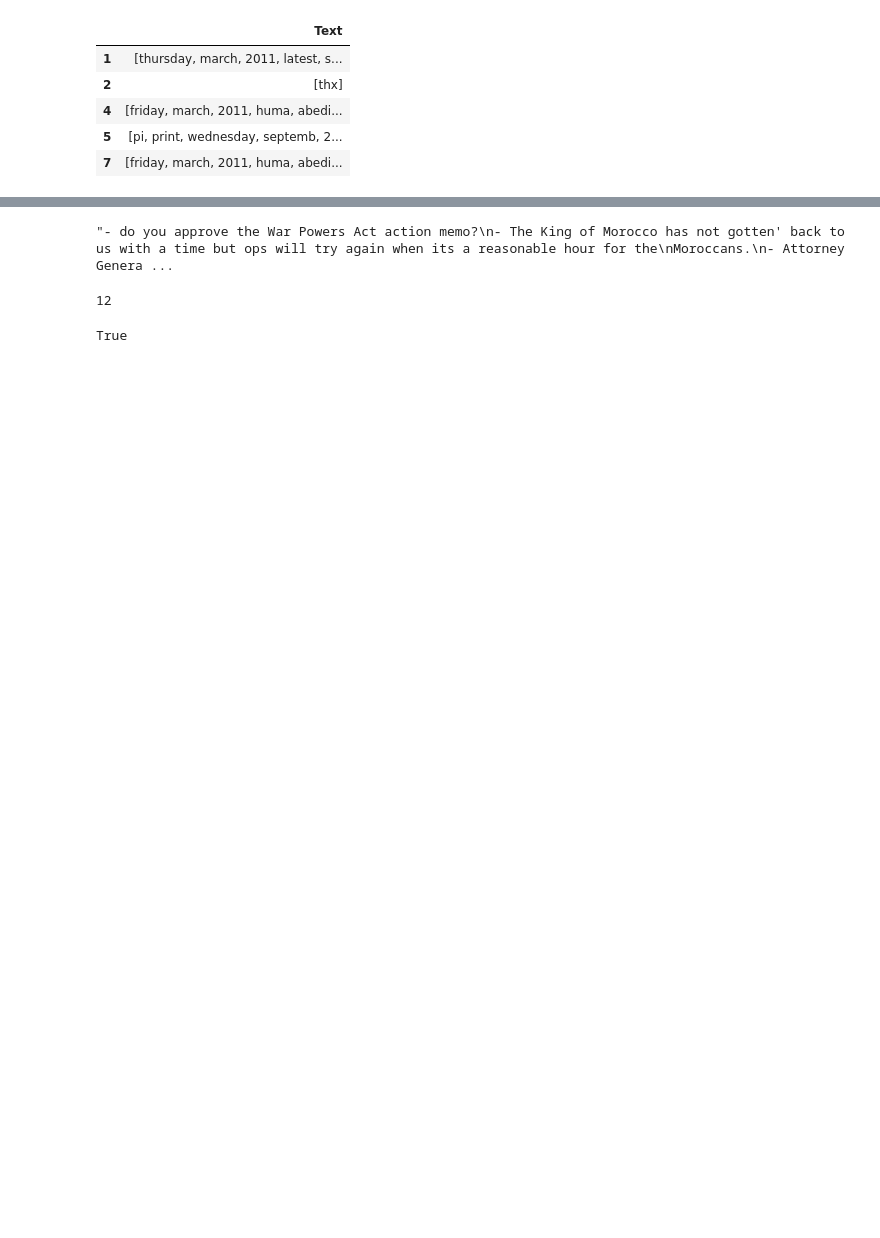
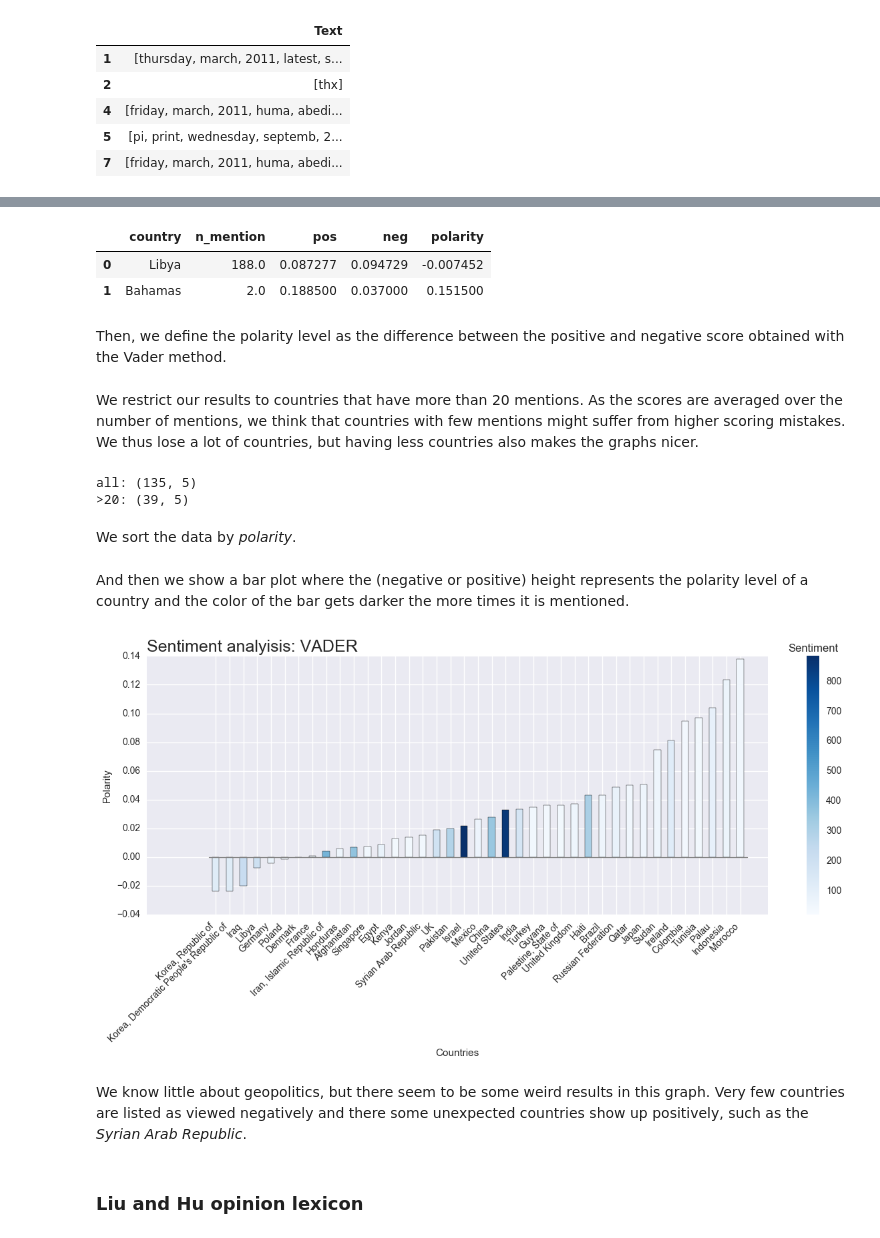
Before and after one commit to jmuth/ADA_homeworks, a Jupyter notebook: 05 - Taming Text/2. Countries.ipynb, the cells around one changed output, grey strips where cells are left out. Drawn from its saved outputs; the diff is of its cells as text; code cells hidden in the pictures; blank space fills up the shorter version.

```diff
--- a/05 - Taming Text/2. Countries.ipynb
+++ b/05 - Taming Text/2. Countries.ipynb
@@ -334,14 +137,43 @@ for t in test:
-# %%
-sentence
-# %% [output]
-"- do you approve the War Powers Act action memo?\n- The King of Morocco has not gotten' back to us with a time but ops will try again when its a reasonable hour for the\nMoroccans.\n- Attorney Genera ...
-# %%
-bitch = '\n bitch \n biatch \n'
-bitch.rfind('a')
-# %% [output]
-12
-# %%
-biatch = 'STATE-5CB0045603'
-biatch.isupper()
-# %% [output]
-True
+# %%
+vader_frame = pd.DataFrame(columns=['country', 'n_mention', 'pos', 'neg'])
+for key, value in vader_result.items():
+    df = make_frame(key, value)
+    vader_frame = vader_frame.append(df, ignore_index=True)
+# %%
+vader_frame.head(2)
+# %% [output]
+|  | country | n_mention | pos | neg | polarity |
+| 0 | Libya | 188.0 | 0.087277 | 0.094729 | -0.007452 |
+| 1 | Bahamas | 2.0 | 0.188500 | 0.037000 | 0.151500 |
+# %% [markdown]
+Then, we define the polarity level as the difference between the positive and negative score obtained with the Vader method.
+# %%
+vader_frame['polarity'] = vader_frame.pos-vader_frame.neg
+# %% [markdown]
+We restrict our results to countries that have more than 20 mentions. As the scores are averaged over the number of mentions, we think that countries with few mentions might suffer from higher scoring mistakes. We thus lose a lot of countries, but having less countries also makes the graphs nicer.
+# %%
+vader_frame_20 = vader_frame.loc[vader_frame.n_mention > 20]
+# %%
+print('all: '+str(vader_frame.shape))
+print('>20: '+str(vader_frame_20.shape))
+# %% [output]
+all: (135, 5)
+>20: (39, 5)
+# %% [markdown]
+We sort the data by _polarity_.
+# %%
+vader_frame_20 = vader_frame_20.sort_values(by='polarity')
+# %% [markdown]
+And then we show a bar plot where the (negative or positive) height represents the polarity level of a country and the color of the bar gets darker the more times it is mentioned.
+# %%
+polarity = vader_frame_20.polarity.values
+countries_graph = vader_frame_20.country.values
+n_mention = vader_frame_20.n_mention.values
+
+u.plot_frame(polarity, countries_graph, n_mention, 'Sentiment analyisis: VADER')
+# %% [output]
+[figure, added]
+# %% [markdown]
+We know little about geopolitics, but there seem to be some weird results in this graph. Very few countries are listed as viewed negatively and there some unexpected countries show up positively, such as the _Syrian Arab Republic_.
+# %% [markdown]
+### Liu and Hu opinion lexicon
```
Also changed, not shown: parts of 46 cells of this notebook, 4 other files.
